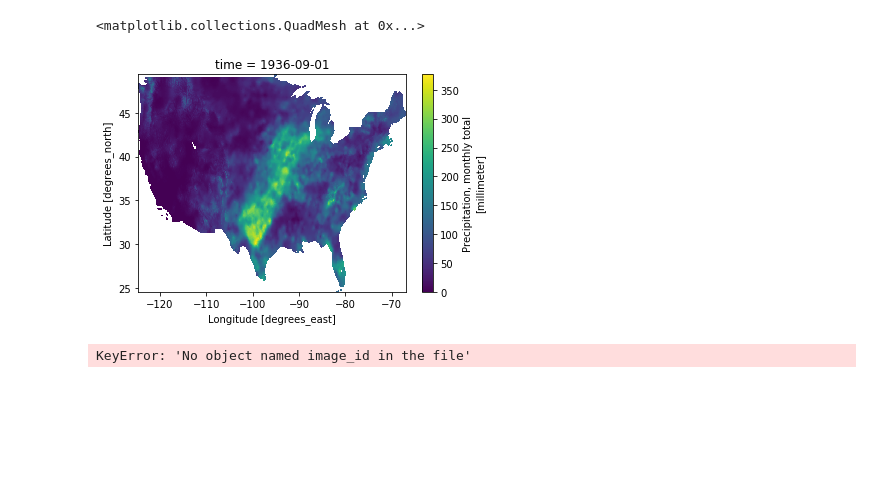
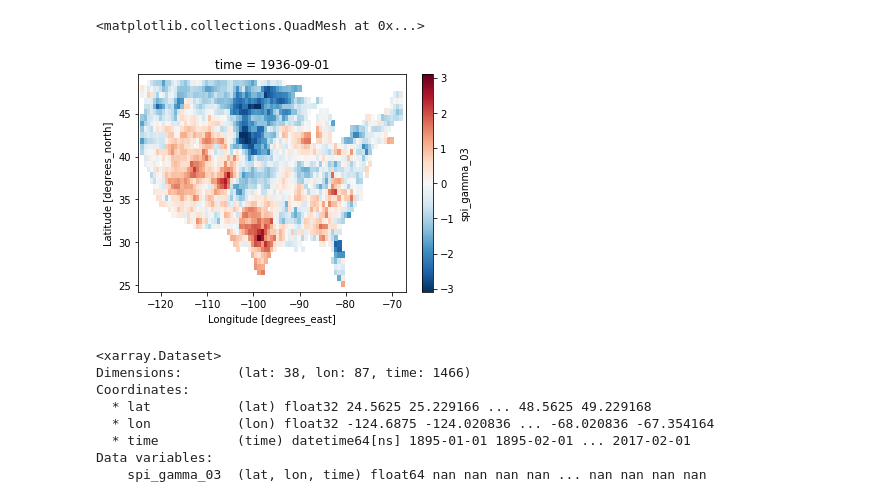
Before and after one commit to monocongo/climate_indices, a Jupyter notebook: notebooks/generate_fitting_parameters_nclimgrid.ipynb, the cells around one changed output. Cells and saved outputs as stored; diff of their text form; code cells hidden in the pictures; blank space fills up the shorter version.

Commit message:
example of computing gamma fitting parameters and SPI and fleshing out corresponding xarray Dataset objects that can be written as NetCDF
#342

```diff
--- a/notebooks/generate_fitting_parameters_nclimgrid.ipynb
+++ b/notebooks/generate_fitting_parameters_nclimgrid.ipynb
@@ -49,0 +18,11 @@ array([[[nan, nan, nan, ..., nan, nan, nan],
+# %%
+da_prcp = ds[precip_var_name].transpose('lat', 'lon', 'time')
+# %%
+initial_year = int(da_prcp['time'][0].dt.year)
+calibration_year_initial = 1900
+calibration_year_final = 2000
+period_times = 12
+total_lats = da_prcp.shape[0]
+total_lons = da_prcp.shape[1]
+fitting_shape = (total_lats, total_lons, period_times)
+scale = 3
@@ -50,9 +78,25 @@ array([[[nan, nan, nan, ..., nan, nan, nan],
+# %%
+spi_var_name = f"spi_gamma_{str(scale).zfill(2)}"
+# %%
+ds_spi = xr.Dataset(
+    {
+        spi_var_name: (da_prcp.dims, spi),
+    },
+    coords=da_prcp.coords,
+)
 # %%
-ds[precip_var_name].isel(time=500).plot()
+ds_spi[spi_var_name].isel(time=500).plot()
 # %% [output]
 <matplotlib.collections.QuadMesh at 0x...>
-[figure, old version]
+[figure, new version]
-# %%
-df = pd.read_hdf("/data/datasets/ukbench_quiz/features.hdf5", key="image_id", mode="r")
-# %% [output]
-KeyError: 'No object named image_id in the file'
+# %%
+ds_spi
+# %% [output]
+<xarray.Dataset>
+Dimensions:       (lat: 38, lon: 87, time: 1466)
+Coordinates:
+  * lat           (lat) float32 24.5625 25.229166 ... 48.5625 49.229168
+  * lon           (lon) float32 -124.6875 -124.020836 ... -68.020836 -67.354164
+  * time          (time) datetime64[ns] 1895-01-01 1895-02-01 ... 2017-02-01
+Data variables:
+    spi_gamma_03  (lat, lon, time) float64 nan nan nan nan ... nan nan nan nan
```
Also changed, not shown: parts of 15 cells of this notebook.
